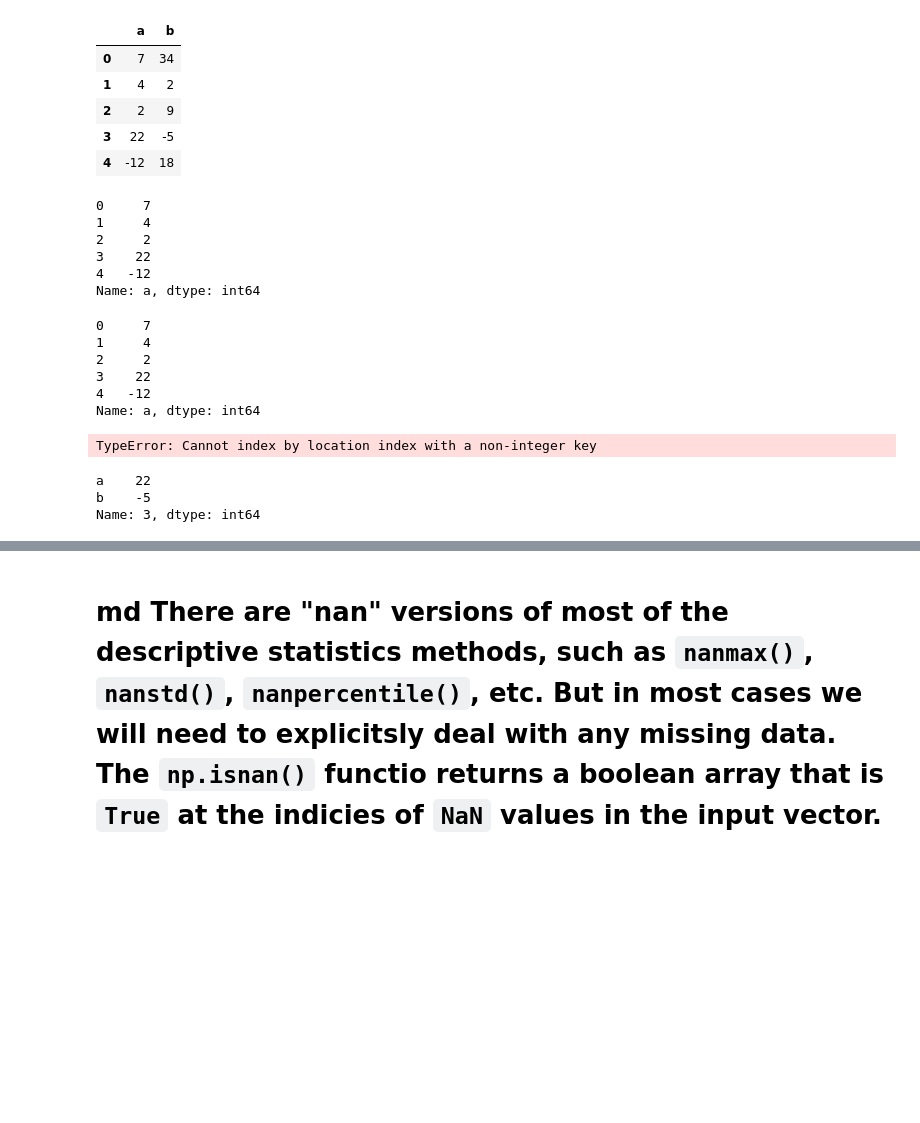
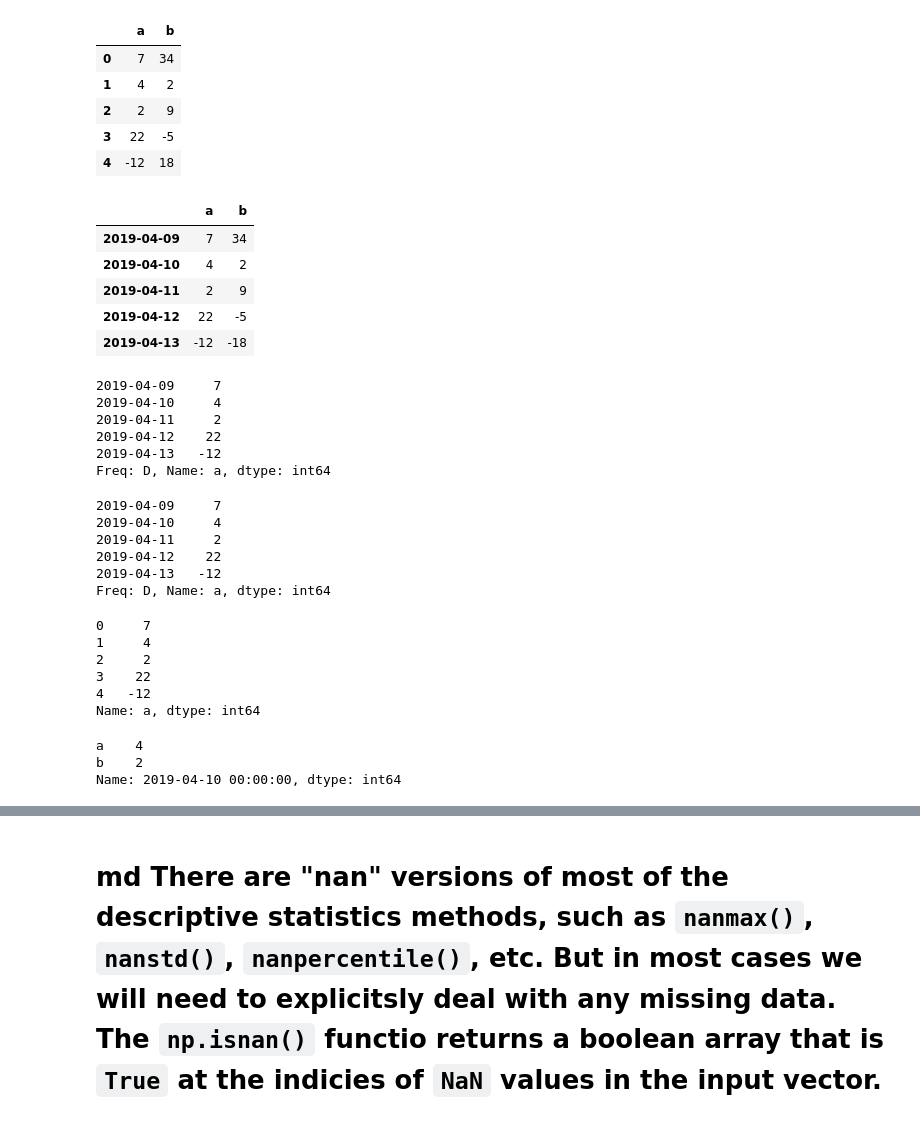
Before and after one commit to datatalking/Springer_Python_Marketing_Analytics, a Jupyter notebook: Part_One/Chapter_Two.ipynb, the cells around one changed output, grey strips where cells are left out. Saved outputs shown, nothing was run; the diff lists cells and outputs as text; code cells hidden in the pictures; blank space fills up the shorter version.

```diff
--- a/Part_One/Chapter_Two.ipynb
+++ b/Part_One/Chapter_Two.ipynb
@@ -784,15 +772,42 @@ ab_df
 | 2 | 2 | 9 |
 | 3 | 22 | -5 |
 | 4 | -12 | 18 |
-# %%
-ab_df['a']
-# %% [output]
-0     7
-1     4
-2     2
-3    22
-4   -12
-Name: a, dtype: int64
+# %%
+# 132 book
+a = [7, 4, 2, 22, -12]
+b = [34, 2, 9, -5, -18]
+ab_df = pd.DataFrame({'a':a, 'b':b},
+                     index=pd.date_range(start=start_time,
+                                          normalize=True, periods=5))
+ab_df
+# %% [output]
+|  | a | b |
+| 2019-04-09 | 7 | 34 |
+| 2019-04-10 | 4 | 2 |
+| 2019-04-11 | 2 | 9 |
+| 2019-04-12 | 22 | -5 |
+| 2019-04-13 | -12 | -18 |
+# %%
+# 133 book
+
+ab_df['a']
+# %% [output]
+2019-04-09     7
+2019-04-10     4
+2019-04-11     2
+2019-04-12    22
+2019-04-13   -12
+Freq: D, Name: a, dtype: int64
+# %%
+# 134 book
+ab_df.a
+# %% [output]
+2019-04-09     7
+2019-04-10     4
+2019-04-11     2
+2019-04-12    22
+2019-04-13   -12
+Freq: D, Name: a, dtype: int64
 # %%
 ab_df.a
 # %% [output]
@@ -803,12 +818,9 @@ ab_df.a
 4   -12
 Name: a, dtype: int64
 # %%
-ab_df.iloc['2019-04-10']
+# 135 book
+ab_df.loc['2019-04-10']
 # %% [output]
-TypeError: Cannot index by location index with a non-integer key
+a    4
+b    2
+Name: 2019-04-10 00:00:00, dtype: int64
-# %%
-ab_df.iloc[3]
-# %% [output]
-a    22
-b    -5
-Name: 3, dtype: int64
```
Also changed, not shown: parts of 39 cells of this notebook, 2 other files.
